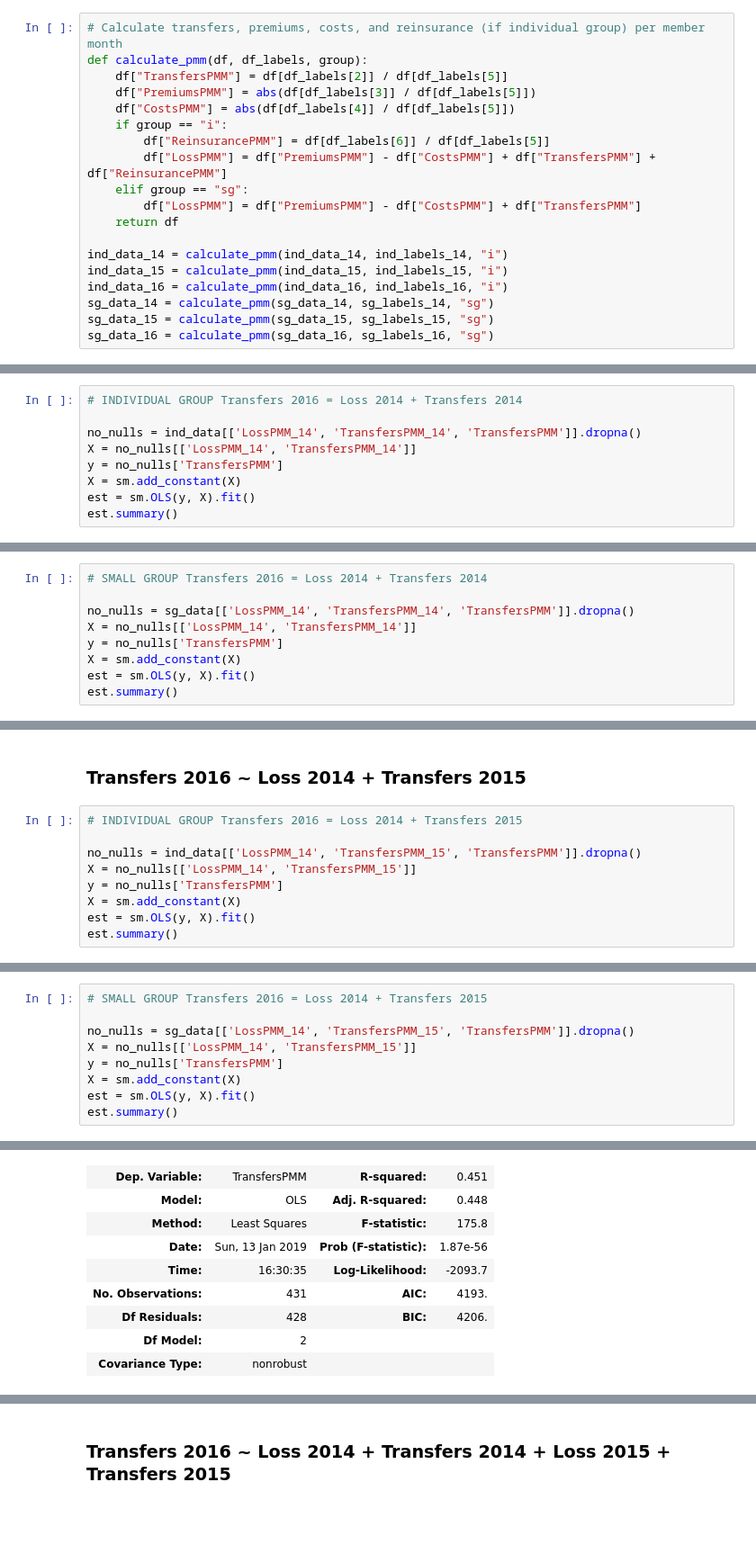
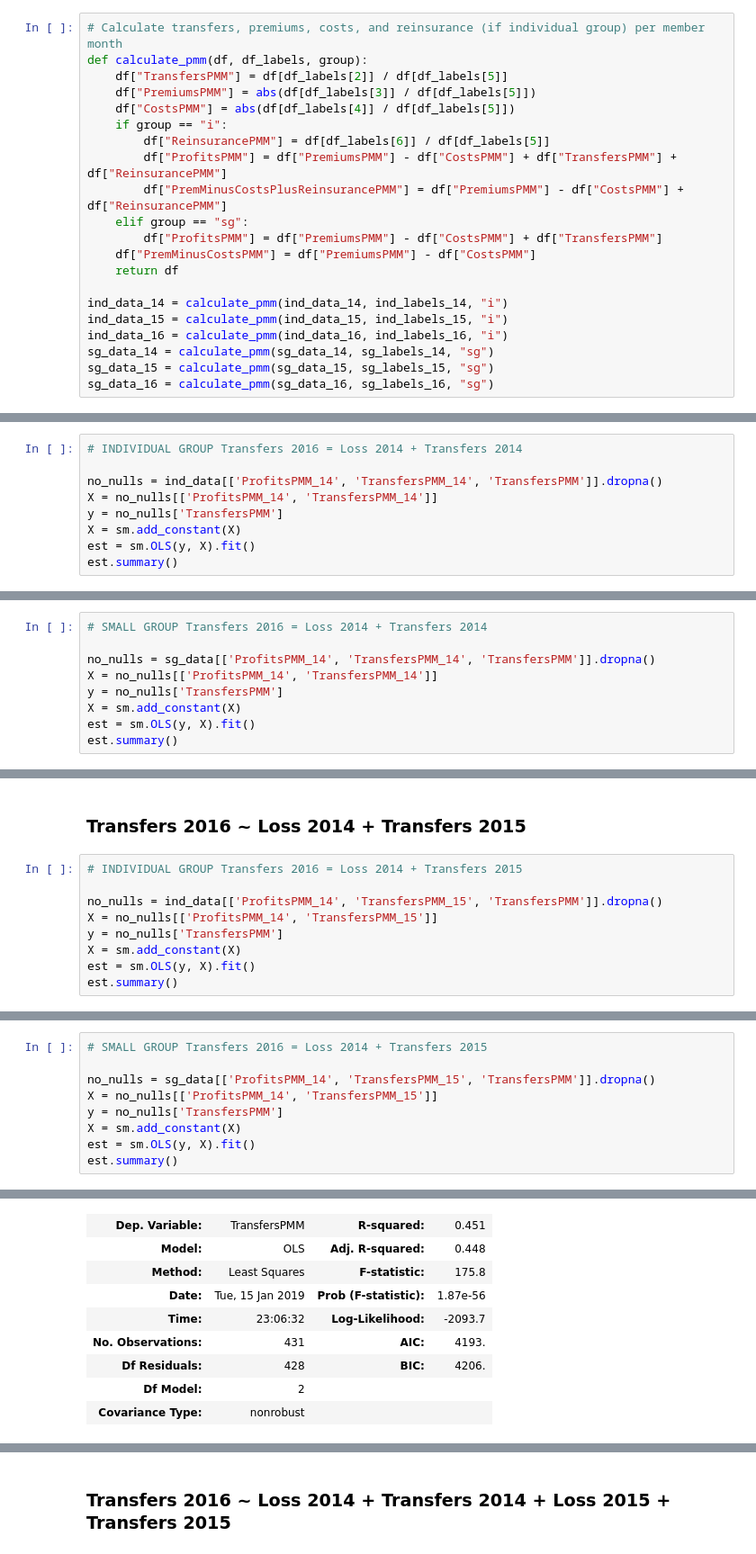
Before and after one commit to guanzgrace/risk-adjustment-model-validation, a Jupyter notebook: Validation.ipynb, the cells around one changed output, grey strips where cells are left out. Shown at 90% size. Cells and saved outputs as stored; diff of their text form; blank space fills up the shorter version.

```diff
--- a/Validation.ipynb
+++ b/Validation.ipynb
@@ -89,9 +110,11 @@ def calculate_pmm(df, df_labels, group):
     df["CostsPMM"] = abs(df[df_labels[4]] / df[df_labels[5]])
     if group == "i":
         df["ReinsurancePMM"] = df[df_labels[6]] / df[df_labels[5]]
-        df["LossPMM"] = df["PremiumsPMM"] - df["CostsPMM"] + df["TransfersPMM"] + df["ReinsurancePMM"]
+        df["ProfitsPMM"] = df["PremiumsPMM"] - df["CostsPMM"] + df["TransfersPMM"] + df["ReinsurancePMM"]
+        df["PremMinusCostsPlusReinsurancePMM"] = df["PremiumsPMM"] - df["CostsPMM"] + df["ReinsurancePMM"]
     elif group == "sg":
-        df["LossPMM"] = df["PremiumsPMM"] - df["CostsPMM"] + df["TransfersPMM"]
+        df["ProfitsPMM"] = df["PremiumsPMM"] - df["CostsPMM"] + df["TransfersPMM"]
+    df["PremMinusCostsPMM"] = df["PremiumsPMM"] - df["CostsPMM"]
     return df
 
 ind_data_14 = calculate_pmm(ind_data_14, ind_labels_14, "i")
@@ -204,8 +227,8 @@ df2
 # %%
 # INDIVIDUAL GROUP Transfers 2016 = Loss 2014 + Transfers 2014
 
-no_nulls = ind_data[['LossPMM_14', 'TransfersPMM_14', 'TransfersPMM']].dropna()
-X = no_nulls[['LossPMM_14', 'TransfersPMM_14']]
+no_nulls = ind_data[['ProfitsPMM_14', 'TransfersPMM_14', 'TransfersPMM']].dropna()
+X = no_nulls[['ProfitsPMM_14', 'TransfersPMM_14']]
 y = no_nulls['TransfersPMM']
 X = sm.add_constant(X)
 est = sm.OLS(y, X).fit()
@@ -234,8 +257,8 @@ Warnings:
 # %%
 # SMALL GROUP Transfers 2016 = Loss 2014 + Transfers 2014
 
-no_nulls = sg_data[['LossPMM_14', 'TransfersPMM_14', 'TransfersPMM']].dropna()
-X = no_nulls[['LossPMM_14', 'TransfersPMM_14']]
+no_nulls = sg_data[['ProfitsPMM_14', 'TransfersPMM_14', 'TransfersPMM']].dropna()
+X = no_nulls[['ProfitsPMM_14', 'TransfersPMM_14']]
 y = no_nulls['TransfersPMM']
 X = sm.add_constant(X)
 est = sm.OLS(y, X).fit()
@@ -267,8 +290,8 @@ Warnings:
 # %%
 # INDIVIDUAL GROUP Transfers 2016 = Loss 2014 + Transfers 2015
 
-no_nulls = ind_data[['LossPMM_14', 'TransfersPMM_15', 'TransfersPMM']].dropna()
-X = no_nulls[['LossPMM_14', 'TransfersPMM_15']]
+no_nulls = ind_data[['ProfitsPMM_14', 'TransfersPMM_15', 'TransfersPMM']].dropna()
+X = no_nulls[['ProfitsPMM_14', 'TransfersPMM_15']]
 y = no_nulls['TransfersPMM']
 X = sm.add_constant(X)
 est = sm.OLS(y, X).fit()
@@ -297,19 +320,19 @@ Warnings:
 # %%
 # SMALL GROUP Transfers 2016 = Loss 2014 + Transfers 2015
 
-no_nulls = sg_data[['LossPMM_14', 'TransfersPMM_15', 'TransfersPMM']].dropna()
-X = no_nulls[['LossPMM_14', 'TransfersPMM_15']]
+no_nulls = sg_data[['ProfitsPMM_14', 'TransfersPMM_15', 'TransfersPMM']].dropna()
+X = no_nulls[['ProfitsPMM_14', 'TransfersPMM_15']]
 y = no_nulls['TransfersPMM']
 X = sm.add_constant(X)
 est = sm.OLS(y, X).fit()
 est.summary()
 # %% [output]
 OLS Regression Results
 | Dep. Variable: | TransfersPMM | R-squared: | 0.451 |
 | Model: | OLS | Adj. R-squared: | 0.448 |
 | Method: | Least Squares | F-statistic: | 175.8 |
-| Date: | Sun, 13 Jan 2019 | Prob (F-statistic): | 1.87e-56 |
-| Time: | 16:30:35 | Log-Likelihood: | -2093.7 |
+| Date: | Tue, 15 Jan 2019 | Prob (F-statistic): | 1.87e-56 |
+| Time: | 23:06:32 | Log-Likelihood: | -2093.7 |
 | No. Observations: | 431 | AIC: | 4193. |
 | Df Residuals: | 428 | BIC: | 4206. |
 | Df Model: | 2 |  |  |
```
Also changed, not shown: parts of 43 cells of this notebook.
